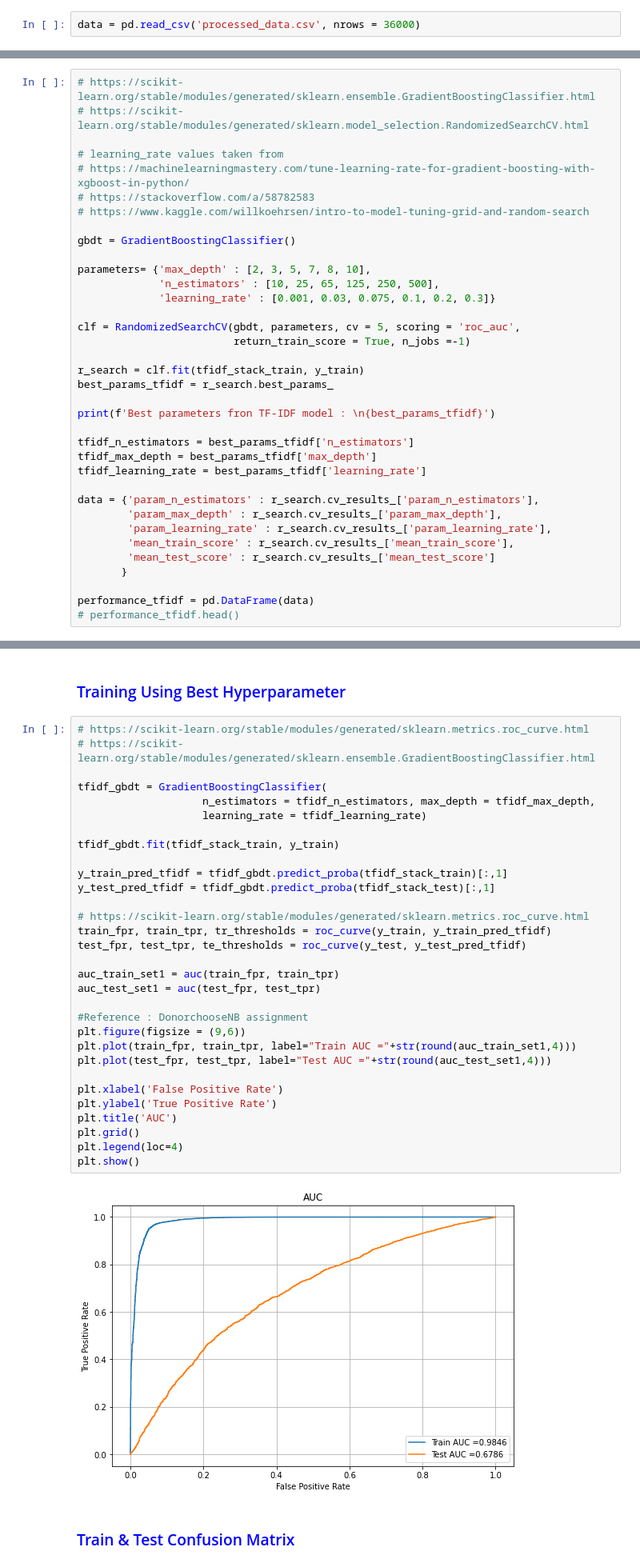
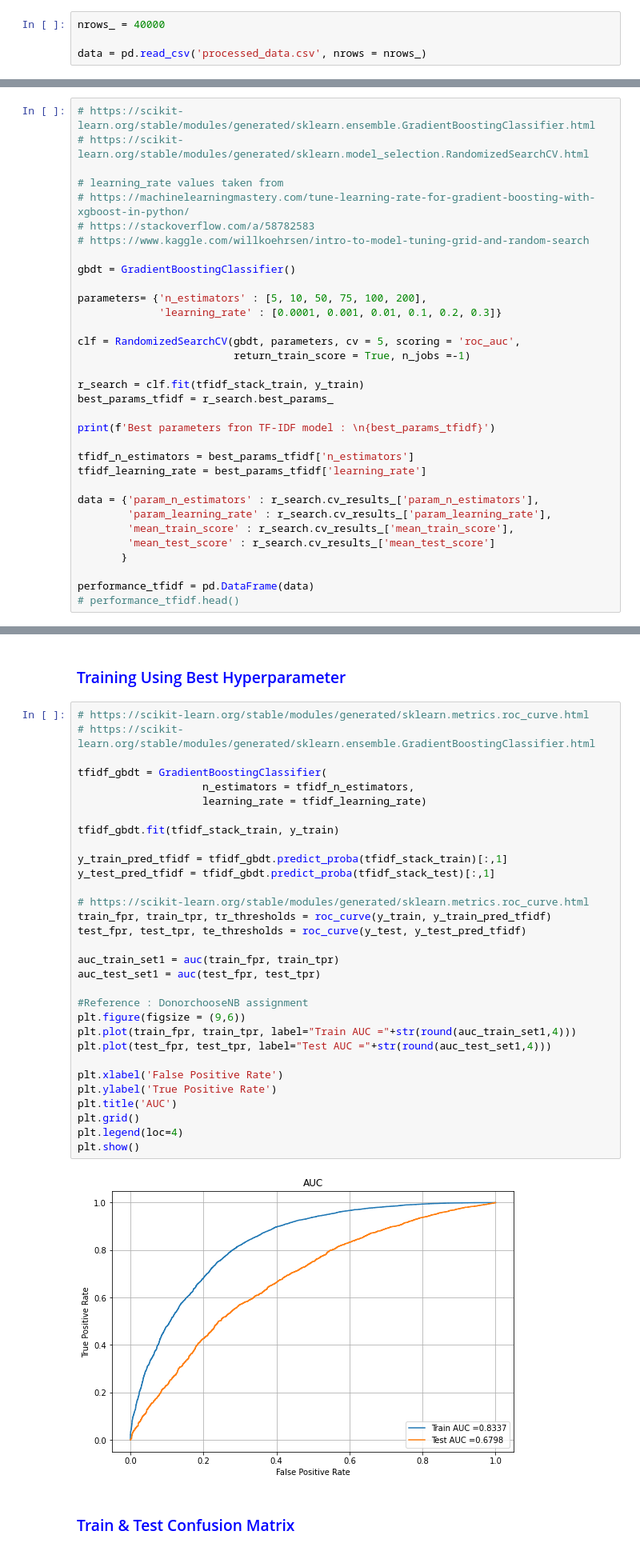
Before and after one commit to jishnukoliyadan/AAIC_Course_Works, a Jupyter notebook: 13_GBDT_Donors_choose/13_GBDT_Donors_choose_With_PreProcessing.ipynb, the cells around one changed output, grey strips where cells are left out. Shown: that part at 80% size. Cells and saved outputs as stored; diff of their text form.

Commit message:
13 GBDT files modified (ipynb & pdf)
Suggested by AAIC
- Removed 'max_depth' from hyperParameter list
- Overfitting issue is now under control

```diff
--- a/13_GBDT_Donors_choose/13_GBDT_Donors_choose_With_PreProcessing.ipynb
+++ b/13_GBDT_Donors_choose/13_GBDT_Donors_choose_With_PreProcessing.ipynb
@@ -679,7 +679,9 @@ sentiment score for sentence 3 {'neg': 0.0, 'neu': 1.0, 'pos': 0.0, 'compound':
 # %% [markdown]
 ## 1.1 Loading Data
 # %%
-data = pd.read_csv('processed_data.csv', nrows = 36000)
+nrows_ = 40000
+
+data = pd.read_csv('processed_data.csv', nrows = nrows_)
 # %%
 msno.bar(data)
 plt.show()
@@ -1295,9 +1297,8 @@ TFIDF stack test shape  :  (10800, 28025)
 
 gbdt = GradientBoostingClassifier()
 
-parameters= {'max_depth' : [2, 3, 5, 7, 8, 10],
-             'n_estimators' : [10, 25, 65, 125, 250, 500],
-             'learning_rate' : [0.001, 0.03, 0.075, 0.1, 0.2, 0.3]}
+parameters= {'n_estimators' : [5, 10, 50, 75, 100, 200],
+             'learning_rate' : [0.0001, 0.001, 0.01, 0.1, 0.2, 0.3]}
 
 clf = RandomizedSearchCV(gbdt, parameters, cv = 5, scoring = 'roc_auc',
                          return_train_score = True, n_jobs =-1)
@@ -1308,11 +1309,9 @@ best_params_tfidf = r_search.best_params_
 print(f'Best parameters fron TF-IDF model : \n{best_params_tfidf}')
 
 tfidf_n_estimators = best_params_tfidf['n_estimators']
-tfidf_max_depth = best_params_tfidf['max_depth']
 tfidf_learning_rate = best_params_tfidf['learning_rate']
 
 data = {'param_n_estimators' : r_search.cv_results_['param_n_estimators'],
-        'param_max_depth' : r_search.cv_results_['param_max_depth'],
         'param_learning_rate' : r_search.cv_results_['param_learning_rate'],
         'mean_train_score' : r_search.cv_results_['mean_train_score'],
         'mean_test_score' : r_search.cv_results_['mean_test_score']
@@ -1363,35 +1361,35 @@ plt.show()
 # https://scikit-learn.org/stable/modules/generated/sklearn.metrics.roc_curve.html
 # https://scikit-learn.org/stable/modules/generated/sklearn.ensemble.GradientBoostingClassifier.html
 
 tfidf_gbdt = GradientBoostingClassifier(
-                    n_estimators = tfidf_n_estimators, max_depth = tfidf_max_depth,
+                    n_estimators = tfidf_n_estimators,
                     learning_rate = tfidf_learning_rate)
 
 tfidf_gbdt.fit(tfidf_stack_train, y_train)
 
 y_train_pred_tfidf = tfidf_gbdt.predict_proba(tfidf_stack_train)[:,1]
 y_test_pred_tfidf = tfidf_gbdt.predict_proba(tfidf_stack_test)[:,1]
 
 # https://scikit-learn.org/stable/modules/generated/sklearn.metrics.roc_curve.html
 train_fpr, train_tpr, tr_thresholds = roc_curve(y_train, y_train_pred_tfidf)
 test_fpr, test_tpr, te_thresholds = roc_curve(y_test, y_test_pred_tfidf)
 
 auc_train_set1 = auc(train_fpr, train_tpr)
 auc_test_set1 = auc(test_fpr, test_tpr)
 
 #Reference : DonorchooseNB assignment
 plt.figure(figsize = (9,6))
 plt.plot(train_fpr, train_tpr, label="Train AUC ="+str(round(auc_train_set1,4)))
 plt.plot(test_fpr, test_tpr, label="Test AUC ="+str(round(auc_test_set1,4)))
 
 plt.xlabel('False Positive Rate')
 plt.ylabel('True Positive Rate')
 plt.title('AUC')
 plt.grid()
 plt.legend(loc=4)
 plt.show()
 # %% [output]
-[figure, old version]
+[figure, new version]
 # %% [markdown]
 ### <font color = 'blue'>Train & Test Confusion Matrix</font>
 # %%
```
Also changed, not shown: parts of 33 cells of this notebook, 1 other file.
